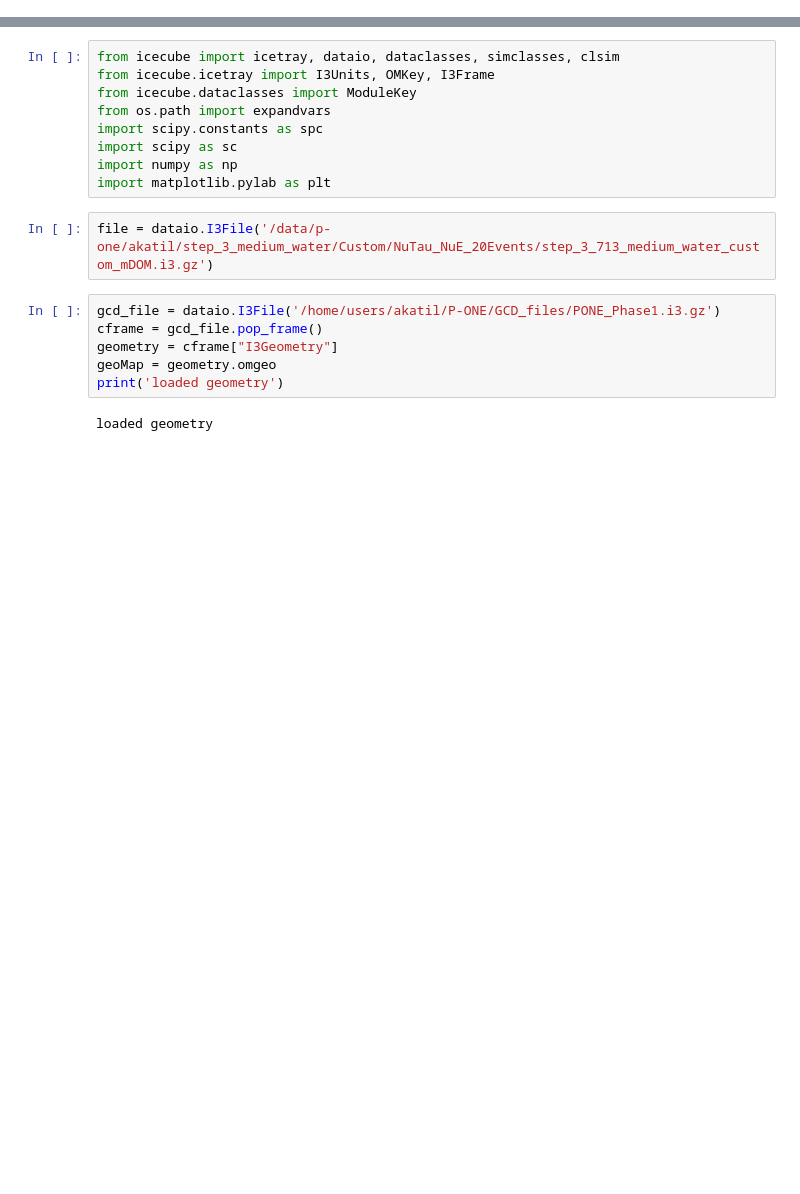
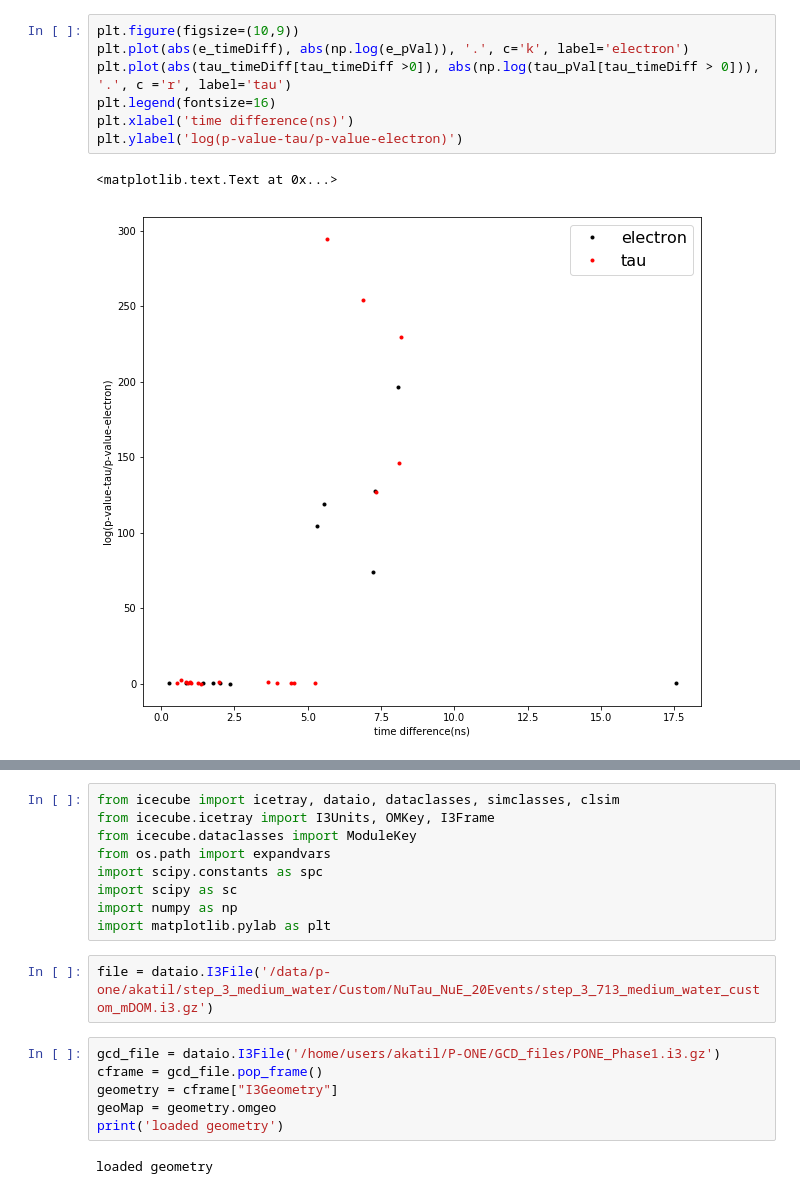
Before and after one commit to ka-til/P-ONE_NuTau, a Jupyter notebook: BiGauss/likelihood_fit.ipynb, the cells around one changed output, grey strips where cells are left out. Drawn from its saved outputs; the diff is of its cells as text; blank space fills up the shorter version.

```diff
--- a/BiGauss/likelihood_fit.ipynb
+++ b/BiGauss/likelihood_fit.ipynb
@@ -0,0 +321,10 @@
+# %%
+plt.figure(figsize=(10,9))
+plt.plot(abs(e_timeDiff), abs(np.log(e_pVal)), '.', c='k', label='electron')
+plt.plot(abs(tau_timeDiff[tau_timeDiff >0]), abs(np.log(tau_pVal[tau_timeDiff > 0])), '.', c ='r', label='tau')
+plt.legend(fontsize=16)
+plt.xlabel('time difference(ns)')
+plt.ylabel('log(p-value-tau/p-value-electron)')
+# %% [output]
+<matplotlib.text.Text at 0x...>
+[figure, added]
```
Also changed, not shown: parts of 25 cells of this notebook.
